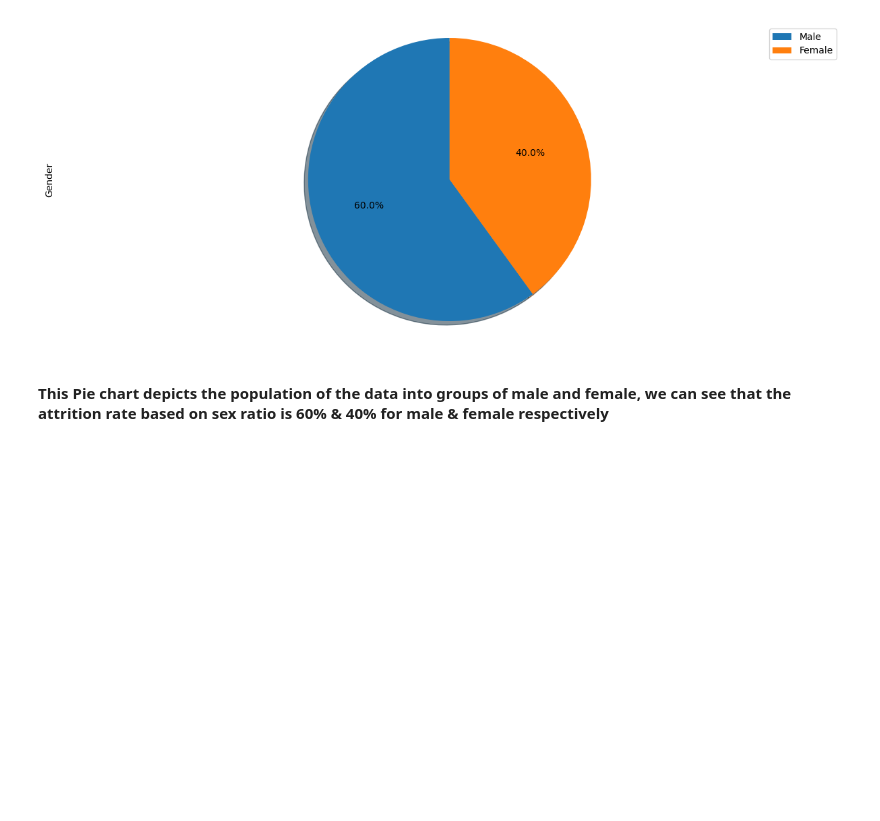
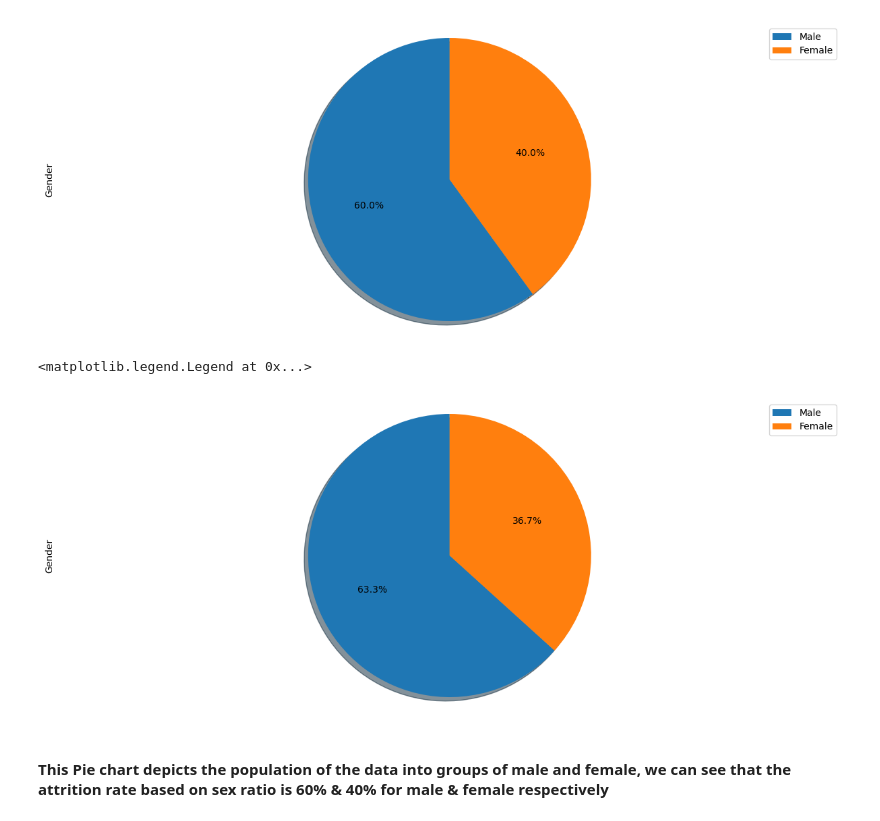
Before and after one commit to Bran2332/Project1, a Jupyter notebook: Attrition_Analysis_v4.ipynb, the cells around one changed output. Saved outputs shown, nothing was run; the diff lists cells and outputs as text; code cells hidden in the pictures; blank space fills up the shorter version.

```diff
--- a/Attrition_Analysis_v4.ipynb
+++ b/Attrition_Analysis_v4.ipynb
@@ -9,7 +9,7 @@ import scipy.stats as st
 from scipy.stats import linregress
 # %%
 # Read CSV
-attrition_df = pd.read_csv("HR-Employee-Attrition.csv")
+attrition_df = pd.read_csv("Raw_Datafiles/HR-Employee-Attrition.csv")
 attrition_df.head()
 # %% [output]
 |  | Age | Attrition | BusinessTravel | DailyRate | Department | DistanceFromHome | Education | ... |
@@ -169,6 +169,20 @@ plt.legend(labels=['Male', 'Female'], loc='upper right')
 # %% [output]
 <matplotlib.legend.Legend at 0x...>
 [figure]
+# %%
+# Gender ratio of people who leave the company
+
+attrition_df.loc[attrition_df["Attrition"]=="Yes"]['Gender'].value_counts().plot(kind='pie',
+                            figsize=(15, 6),
+                            autopct='%1.1f%%',
+                            startangle=90,
+                            shadow=True,
+                            labels=None)
+plt.axis('equal')
+plt.legend(labels=['Male', 'Female'], loc='upper right')
+# %% [output]
+<matplotlib.legend.Legend at 0x...>
+[figure, added]
 # %% [markdown]
 #### This Pie chart depicts the population of the data into groups of male and female, we can see that the attrition rate based on sex ratio is 60% & 40% for male & female respectively
 # %%
```
Also changed, not shown: parts of 6 cells of this notebook, 1 other file.
